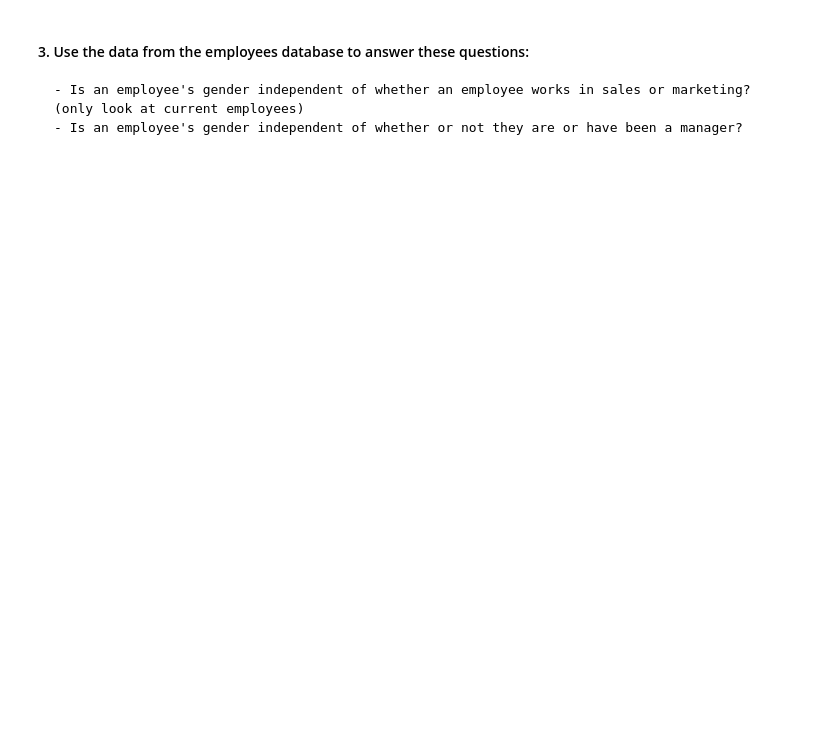
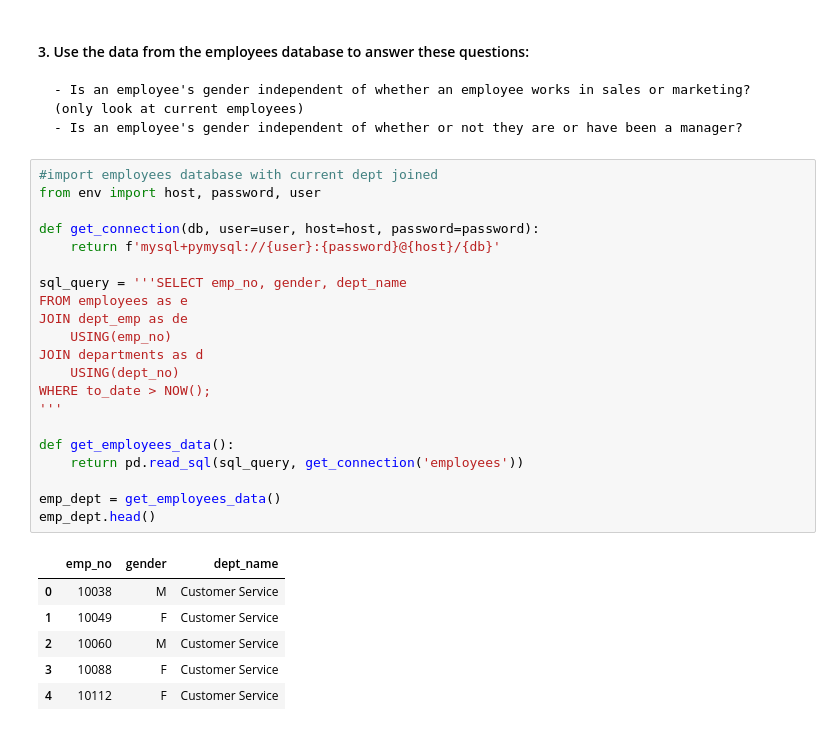
Before and after one commit to Brandon-Martinez27/statistics-exercises, a Jupyter notebook: hypothesis_testing.ipynb, the cells around one changed output. Saved outputs shown, nothing was run; the diff lists cells and outputs as text; blank space fills up the shorter version.

```diff
--- a/hypothesis_testing.ipynb
+++ b/hypothesis_testing.ipynb
@@ -791,3 +819,31 @@ observed
 #### 3. Use the data from the employees database to answer these questions:
     - Is an employee's gender independent of whether an employee works in sales or marketing? (only look at current employees)
     - Is an employee's gender independent of whether or not they are or have been a manager?
+# %%
+#import employees database with current dept joined
+from env import host, password, user
+
+def get_connection(db, user=user, host=host, password=password):
+    return f'mysql+pymysql://{user}:{password}@{host}/{db}'
+
+sql_query = '''SELECT emp_no, gender, dept_name
+FROM employees as e
+JOIN dept_emp as de
+	USING(emp_no)
+JOIN departments as d
+	USING(dept_no)
+WHERE to_date > NOW();
+'''
+
+def get_employees_data():
+    return pd.read_sql(sql_query, get_connection('employees'))
+
+emp_dept = get_employees_data()
+emp_dept.head()
+# %% [output]
+|  | emp_no | gender | dept_name |
+| 0 | 10038 | M | Customer Service |
+| 1 | 10049 | F | Customer Service |
+| 2 | 10060 | M | Customer Service |
+| 3 | 10088 | F | Customer Service |
+| 4 | 10112 | F | Customer Service |
```
Also changed, not shown: parts of 22 cells of this notebook.
